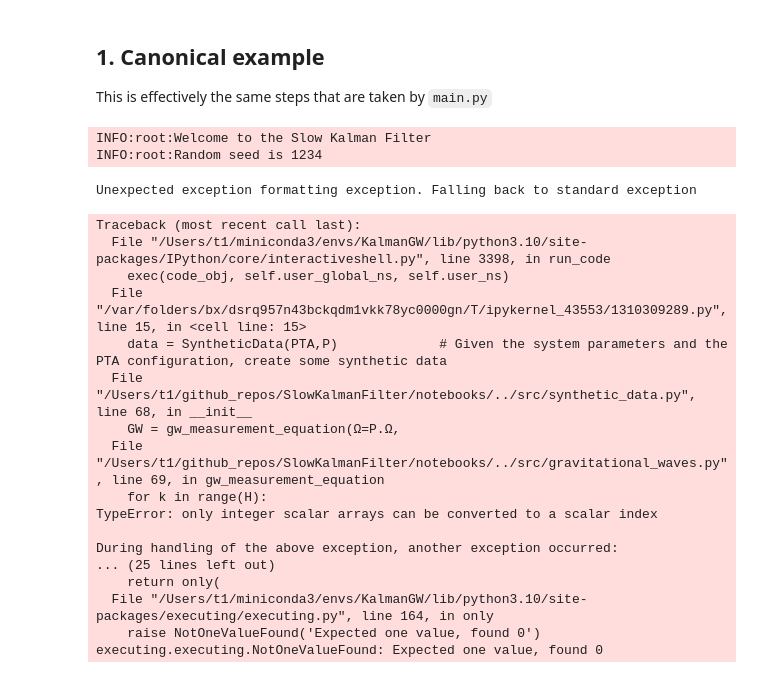
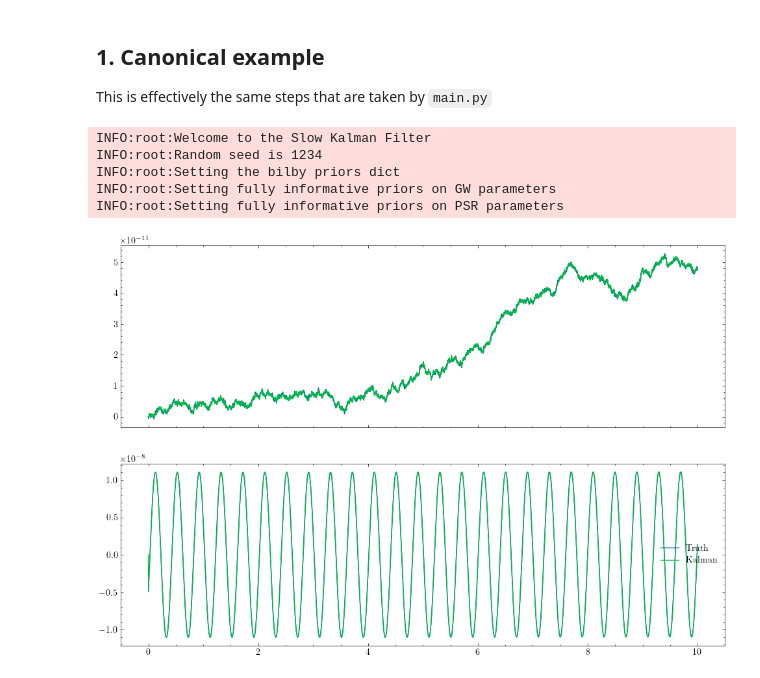
Before and after one commit to UniMelb-NSGW/SlowKalmanFilter, a Jupyter notebook: notebooks/demo_of_filter.ipynb, the cells around one changed output. Saved outputs shown, nothing was run; the diff lists cells and outputs as text; code cells hidden in the pictures.

```diff
--- a/notebooks/demo_of_filter.ipynb
+++ b/notebooks/demo_of_filter.ipynb
@@ -31,7 +31,7 @@ This is effectively the same steps that are taken by `main.py`
 from system_parameters import SystemParameters
 from pulsars import Pulsars
 from synthetic_data import SyntheticData
-from model import PhaseModel
+from model import LinearModel
 from kalman_filter import KalmanFilter
 from priors import bilby_priors_dict
 
@@ -40,39 +40,32 @@ import numpy as np
 
 
 #Setup and create some synthetic data
-P    = SystemParameters()    # User input system parameters. Can also be read from config file
+P    = SystemParameters(h=1e-10,σp=1e-15,σm=1e-12,Npsr=20,cadence=0.5)    # System parameters read from config file
 PTA  = Pulsars(P)                       # All pulsar-related quantities
 data = SyntheticData(PTA,P)             # Given the system parameters and the PTA configuration, create some synthetic data
 
-# #Define the model to be used by the Kalman Filter
-# model = PhaseModel(P,PTA)
+#Define the model to be used by the Kalman Filter
+model = LinearModel(P,PTA)
 
-# #Initialise the Kalman filter
-# KF = KalmanFilter(model,data.phi_measured,PTA)
+#Initialise the Kalman filter
+KF = KalmanFilter(model,data.f_measured,PTA=PTA)
 
-# #Run the KF with the correct parameters.
-# #We get the correct parameters via Bilby dictionary, looking towards when we will run this with nested sampling
-# init_parameters,optimal_parameters_dict = bilby_priors_dict(PTA,P,set_state_parameters_as_known=True,set_measurement_parameters_as_known=True)
-# optimal_parameters                      = optimal_parameters_dict.sample(1)
-# model_likelihood                        = KF.likelihood(optimal_parameters)
+#Run the KF with the correct parameters.
+#We get the correct parameters via Bilby dictionary, looking towards when we will run this with nested sampling
+init_parameters,optimal_parameters_dict = bilby_priors_dict(PTA,P,set_state_parameters_as_known=True,set_measurement_parameters_as_known=True)
+optimal_parameters                      = optimal_parameters_dict.sample(1)
+x_results,y_results,model_likelihood                        = KF.run(optimal_parameters)
 # %% [output]
 INFO:root:Welcome to the Slow Kalman Filter
 INFO:root:Random seed is 1234
+INFO:root:Setting the bilby priors dict
+INFO:root:Setting fully informative priors on GW parameters
+INFO:root:Setting fully informative priors on PSR parameters
-Unexpected exception formatting exception. Falling back to standard exception
-Traceback (most recent call last):
-  File "/Users/t1/miniconda3/envs/KalmanGW/lib/python3.10/site-packages/IPython/core/interactiveshell.py", line 3398, in run_code
-    exec(code_obj, self.user_global_ns, self.user_ns)
-  File "/var/folders/bx/dsrq957n43bckqdm1vkk78yc0000gn/T/ipykernel_43553/1310309289.py", line 15, in <cell line: 15>
-    data = SyntheticData(PTA,P)             # Given the system parameters and the PTA configuration, create some synthetic data
-  File "/Users/t1/github_repos/SlowKalmanFilter/notebooks/../src/synthetic_data.py", line 68, in __init__
-    GW = gw_measurement_equation(Ω=P.Ω,
-  File "/Users/t1/github_repos/SlowKalmanFilter/notebooks/../src/gravitational_waves.py", line 69, in gw_measurement_equation
-    for k in range(H):
-TypeError: only integer scalar arrays can be converted to a scalar index
-
-During handling of the above exception, another exception occurred:
-... (25 lines left out)
-    return only(
-  File "/Users/t1/miniconda3/envs/KalmanGW/lib/python3.10/site-packages/executing/executing.py", line 164, in only
-    raise NotOneValueFound('Expected one value, found 0')
-executing.executing.NotOneValueFound: Expected one value, found 0
+# %%
+from plotting import plot_synthetic_data
+
+
+
+plot_synthetic_data(data.t,data.state,data.f_measured,x_results,y_results,state_index=0,observation_index=0)
+# %% [output]
+[figure, added]
```
Also changed, not shown: parts of 24 cells of this notebook, 5 other files.
